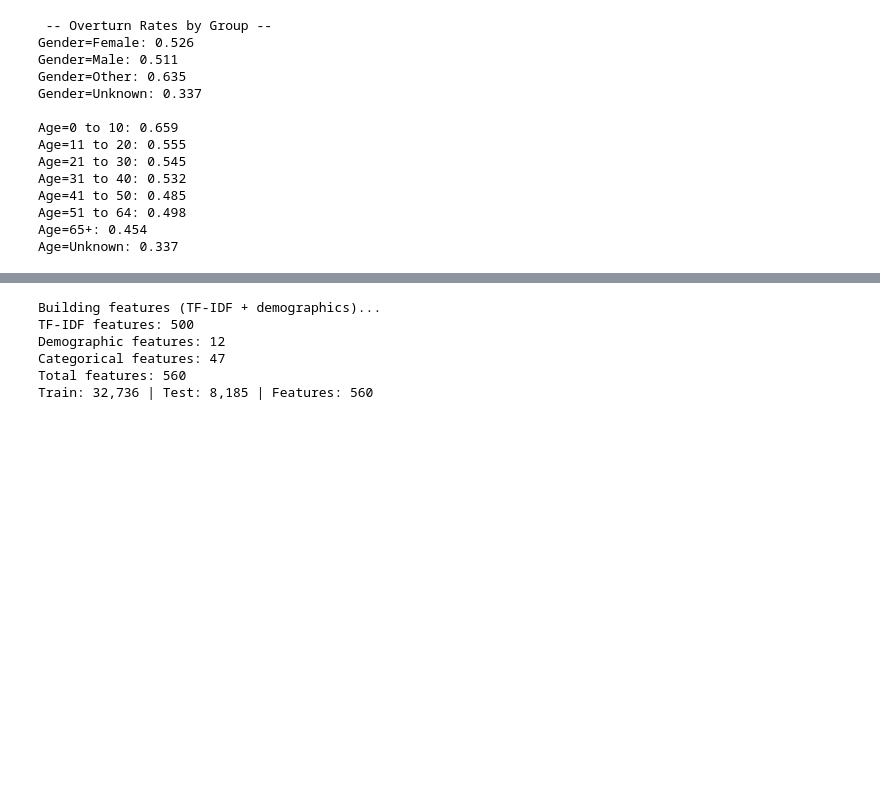
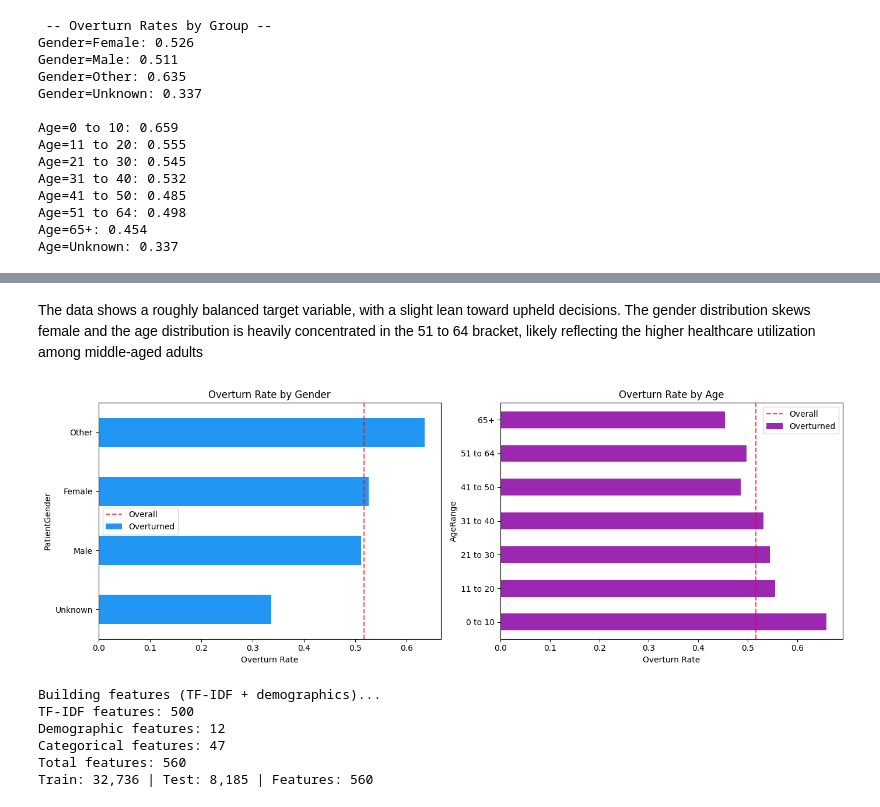
Before and after one commit to AnoshaRehan/insurance-bias-analysis, a Jupyter notebook: notebooks/bias_analysis.ipynb, the cells around one changed output, grey strips where cells are left out. Saved outputs shown, nothing was run; the diff lists cells and outputs as text; code cells hidden in the pictures; blank space fills up the shorter version.

```diff
--- a/notebooks/bias_analysis.ipynb
+++ b/notebooks/bias_analysis.ipynb
@@ -142,3 +181,29 @@ Age=Unknown: 0.337
+# %% [markdown]
+The data shows a roughly balanced target variable, with a slight lean toward upheld decisions. The gender distribution skews female and the age distribution is heavily concentrated in the 51 to 64 bracket, likely reflecting the higher healthcare utilization among middle-aged adults
+# %%
+# Overturn rate by gender and age side by side
+fig, axes = plt.subplots(1, 2, figsize=(14, 5))
+
+ax = axes[0]
+gender_rate = df.groupby('PatientGender')['Overturned'].mean().sort_values()
+gender_rate.plot.barh(ax=ax, color='#2196F3')
+ax.set_title('Overturn Rate by Gender')
+ax.set_xlabel('Overturn Rate')
+ax.axvline(x=df['Overturned'].mean(), color='red', linestyle='--', alpha=0.7, label='Overall')
+ax.legend()
+
+ax = axes[1]
+age_rate = df.groupby('AgeRange')['Overturned'].mean().reindex(age_order)
+age_rate.plot.barh(ax=ax, color='#9C27B0')
+ax.set_title('Overturn Rate by Age')
+ax.set_xlabel('Overturn Rate')
+ax.axvline(x=df['Overturned'].mean(), color='red', linestyle='--', alpha=0.7, label='Overall')
+ax.legend()
+
+plt.tight_layout()
+plt.show()
+# %% [output]
+[figure, added]
 # %%
 def clean_text(text: str) -> str:
     """
```
Also changed, not shown: parts of 4 cells of this notebook.
